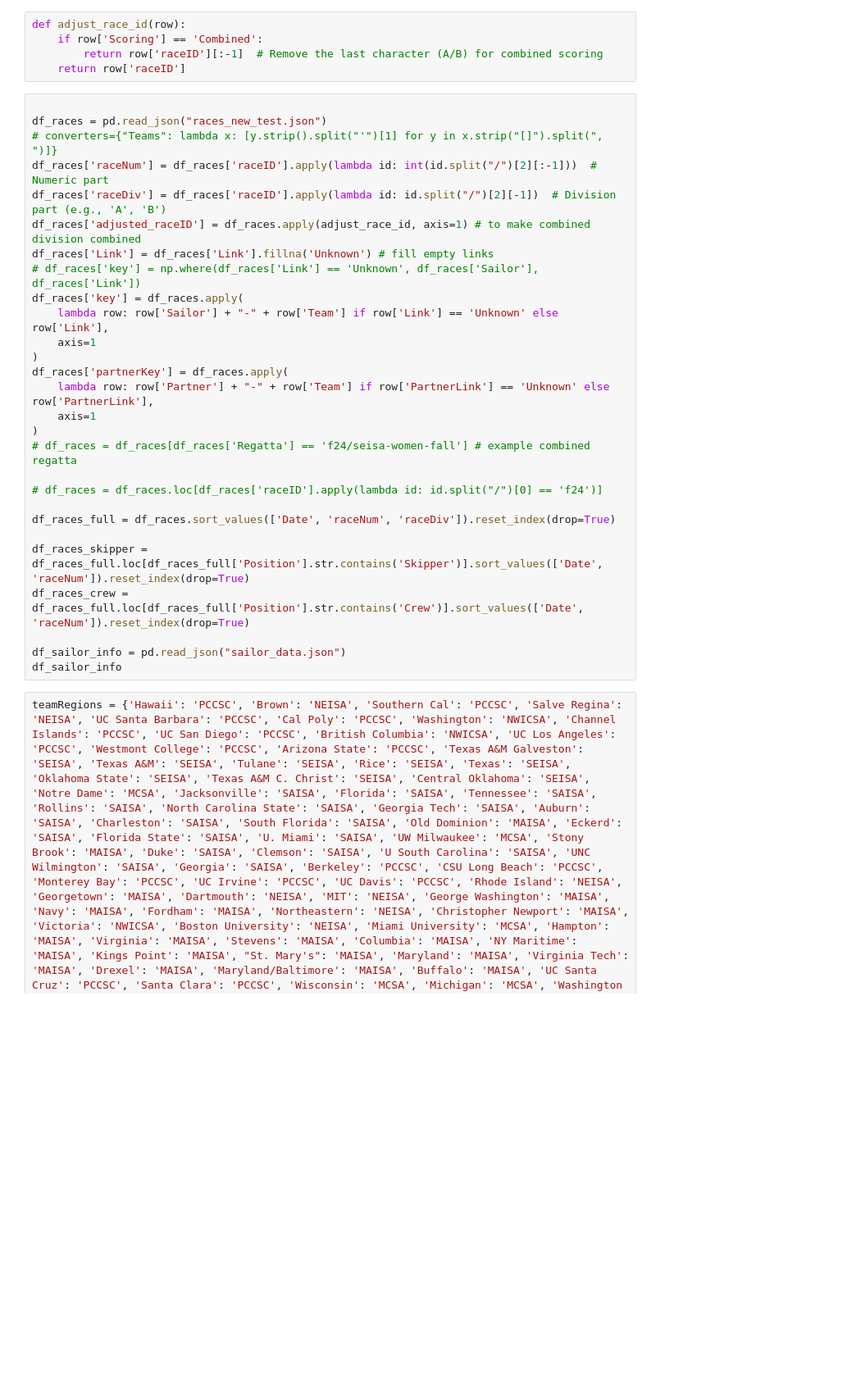
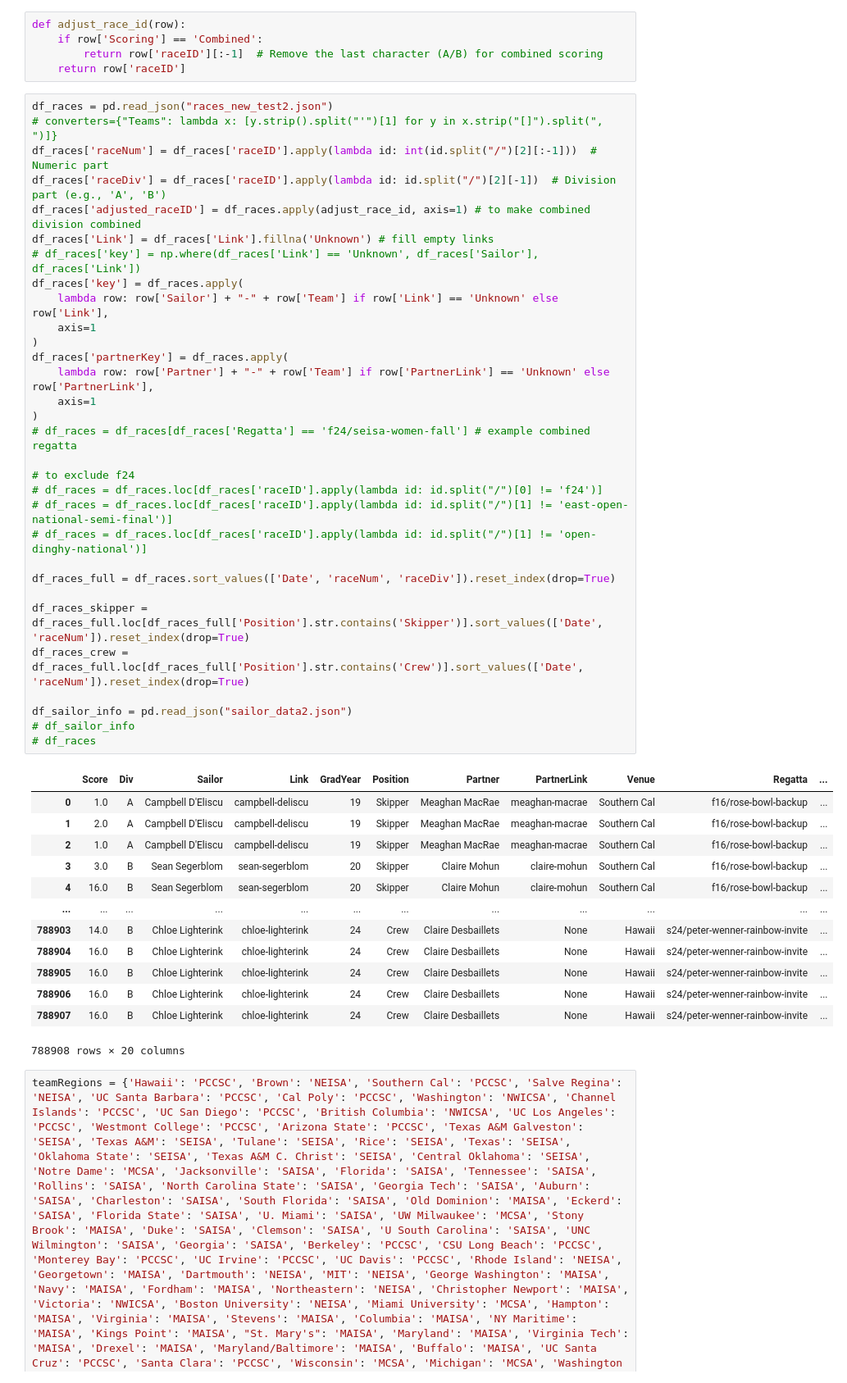
Before and after one commit to 7fi/sailing-rating-calculation, a Jupyter notebook: openskillElo.ipynb, the cells around one changed output. Shown: that part at 82% size. Drawn from its saved outputs; the diff is of its cells as text; blank space fills up the shorter version.

```diff
--- a/openskillElo.ipynb
+++ b/openskillElo.ipynb
@@ -52,31 +60,48 @@ def adjust_race_id(row):
         return row['raceID'][:-1]  # Remove the last character (A/B) for combined scoring
     return row['raceID']
 # %%
-
-df_races = pd.read_json("races_new_test.json")
+df_races = pd.read_json("races_new_test2.json")
 # converters={"Teams": lambda x: [y.strip().split("'")[1] for y in x.strip("[]").split(", ")]}
 df_races['raceNum'] = df_races['raceID'].apply(lambda id: int(id.split("/")[2][:-1]))  # Numeric part
 df_races['raceDiv'] = df_races['raceID'].apply(lambda id: id.split("/")[2][-1])  # Division part (e.g., 'A', 'B')
 df_races['adjusted_raceID'] = df_races.apply(adjust_race_id, axis=1) # to make combined division combined
 df_races['Link'] = df_races['Link'].fillna('Unknown') # fill empty links
 # df_races['key'] = np.where(df_races['Link'] == 'Unknown', df_races['Sailor'], df_races['Link'])
 df_races['key'] = df_races.apply(
     lambda row: row['Sailor'] + "-" + row['Team'] if row['Link'] == 'Unknown' else row['Link'],
     axis=1
 )
 df_races['partnerKey'] = df_races.apply(
     lambda row: row['Partner'] + "-" + row['Team'] if row['PartnerLink'] == 'Unknown' else row['PartnerLink'],
     axis=1
 )
 # df_races = df_races[df_races['Regatta'] == 'f24/seisa-women-fall'] # example combined regatta
 
-# df_races = df_races.loc[df_races['raceID'].apply(lambda id: id.split("/")[0] == 'f24')]
+# to exclude f24
+# df_races = df_races.loc[df_races['raceID'].apply(lambda id: id.split("/")[0] != 'f24')]
+# df_races = df_races.loc[df_races['raceID'].apply(lambda id: id.split("/")[1] != 'east-open-national-semi-final')]
+# df_races = df_races.loc[df_races['raceID'].apply(lambda id: id.split("/")[1] != 'open-dinghy-national')]
 
 df_races_full = df_races.sort_values(['Date', 'raceNum', 'raceDiv']).reset_index(drop=True)
 
 df_races_skipper = df_races_full.loc[df_races_full['Position'].str.contains('Skipper')].sort_values(['Date', 'raceNum']).reset_index(drop=True)
 df_races_crew = df_races_full.loc[df_races_full['Position'].str.contains('Crew')].sort_values(['Date', 'raceNum']).reset_index(drop=True)
 
-df_sailor_info = pd.read_json("sailor_data.json")
-df_sailor_info
+df_sailor_info = pd.read_json("sailor_data2.json")
+# df_sailor_info
+# df_races
+# %% [output]
+|  | Score | Div | Sailor | Link | GradYear | Position | Partner | PartnerLink | Venue | Regatta | ... |
+| 0 | 1.0 | A | Campbell D'Eliscu | campbell-deliscu | 19 | Skipper | Meaghan MacRae | meaghan-macrae | Southern Cal | f16/rose-bowl-backup | ... |
+| 1 | 2.0 | A | Campbell D'Eliscu | campbell-deliscu | 19 | Skipper | Meaghan MacRae | meaghan-macrae | Southern Cal | f16/rose-bowl-backup | ... |
+| 2 | 1.0 | A | Campbell D'Eliscu | campbell-deliscu | 19 | Skipper | Meaghan MacRae | meaghan-macrae | Southern Cal | f16/rose-bowl-backup | ... |
+| 3 | 3.0 | B | Sean Segerblom | sean-segerblom | 20 | Skipper | Claire Mohun | claire-mohun | Southern Cal | f16/rose-bowl-backup | ... |
+| 4 | 16.0 | B | Sean Segerblom | sean-segerblom | 20 | Skipper | Claire Mohun | claire-mohun | Southern Cal | f16/rose-bowl-backup | ... |
+| ... | ... | ... | ... | ... | ... | ... | ... | ... | ... | ... | ... |
+| 788903 | 14.0 | B | Chloe Lighterink | chloe-lighterink | 24 | Crew | Claire Desbaillets | None | Hawaii | s24/peter-wenner-rainbow-invite | ... |
+| 788904 | 16.0 | B | Chloe Lighterink | chloe-lighterink | 24 | Crew | Claire Desbaillets | None | Hawaii | s24/peter-wenner-rainbow-invite | ... |
+| 788905 | 16.0 | B | Chloe Lighterink | chloe-lighterink | 24 | Crew | Claire Desbaillets | None | Hawaii | s24/peter-wenner-rainbow-invite | ... |
+| 788906 | 16.0 | B | Chloe Lighterink | chloe-lighterink | 24 | Crew | Claire Desbaillets | None | Hawaii | s24/peter-wenner-rainbow-invite | ... |
+| 788907 | 16.0 | B | Chloe Lighterink | chloe-lighterink | 24 | Crew | Claire Desbaillets | None | Hawaii | s24/peter-wenner-rainbow-invite | ... |
+788908 rows × 20 columns
 # %%
```
Also changed, not shown: parts of 12 cells of this notebook, 5 other files.
